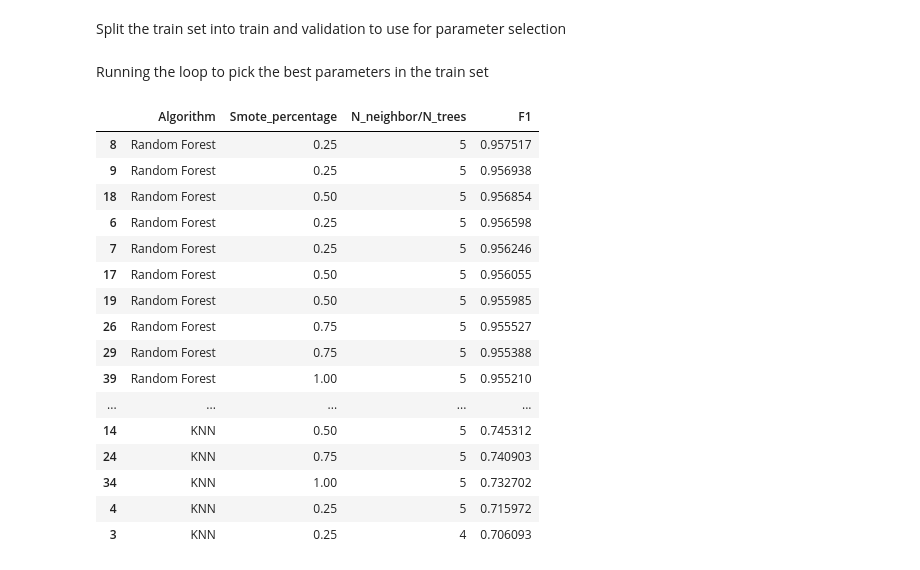
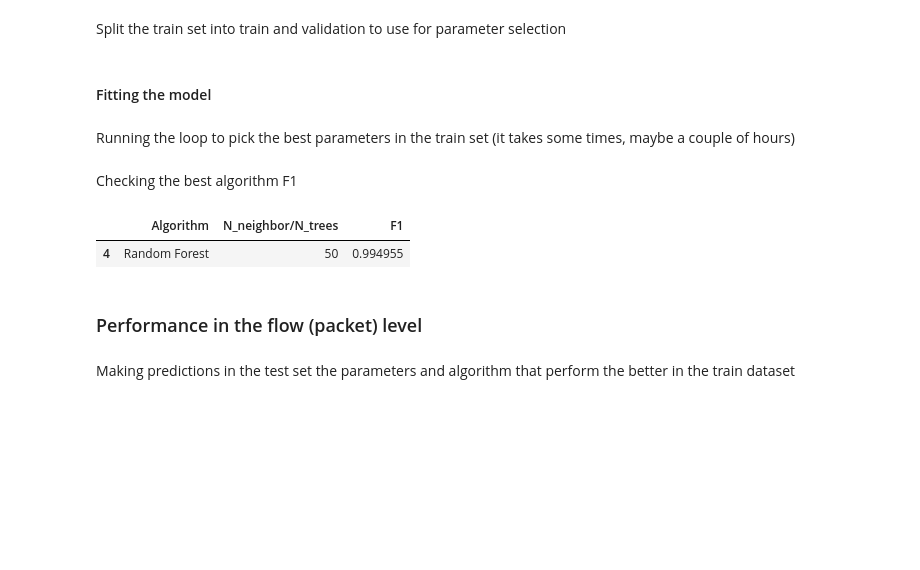
Before and after one commit to chengh42/Cyber-Data-Analytics, a Jupyter notebook: data stream/Task5_Flow Classification Task.ipynb, the cells around one changed output. Cells and saved outputs as stored; diff of their text form; code cells hidden in the pictures; blank space fills up the shorter version.

```diff
--- a/data stream/Task5_Flow Classification Task.ipynb
+++ b/data stream/Task5_Flow Classification Task.ipynb
@@ -156,6 +151,6 @@ Tos | 2
 # %% [markdown]
 Encoding
 # %%
-X=pd.get_dummies(X, columns=["Protocol", "Flags","Tos"], prefix=["Protocol", "Flags","Tos"])
+X=pd.get_dummies(X, columns=["Protocol", "Flags"], prefix=["Protocol", "Flags"])
 X.head()
 # %% [output]
@@ -198,55 +186,43 @@ X_train_val, X_test, y_train_val, y_test = train_test_split(X, y, test_size=0.3,
 Split the train set into train and validation to use for parameter selection
 # %%
 X_train, X_val, y_train, y_val = train_test_split(X_train_val, y_train_val, test_size=0.2, stratify=y_train_val)
+# %% [markdown]
+#### Fitting the model
 # %% [markdown]
-Running the loop to pick the best parameters in the train set
+Running the loop to pick the best parameters in the train set (it takes some times, maybe a couple of hours)
 # %%
-f1_score = pd.DataFrame(columns=['Algorithm','Smote_percentage','N_neighbor/N_trees','F1'])
+f1_score = pd.DataFrame(columns=['Algorithm','N_neighbor/N_trees','F1'])
 index=0
 seed=42
+n_neighbors = [1,3,5]
+n_trees=[10,50,100,200]
 
-for smote_percantage in smote_percantages:
+for n_neighbor in n_neighbors:
 
-    #Generating the SMOTEd data set
-    X_smote, y_smote = SMOTE(random_state = seed,sampling_strategy=smote_percantage).fit_resample(X_train, y_train)
+    #Selecting the model and parameters
+    model=KNeighborsClassifier(n_neighbors=n_neighbor, n_jobs=-1)
 
-    for n_neighbor in n_neighbors:
-
-        #Learning the model
-        model=KNeighborsClassifier(n_neighbors=n_neighbor, n_jobs=-1)
-        model.fit(X_smote, y_smote)
-        y_pred = model.predict(X_val)
-        #Calculating the F1-score and saving in the DF
-        f1_score.loc[index]=["KNN",smote_percantage,n_neighbor,metrics.f1_score(y_val, y_pred)]
-        index += 1
+    #Learning the model and calculating the F1-score and saving in the DF
+    model.fit(X_train, y_train)
+    y_pred = model.predict(X_val)
+    f1_score.loc[index]=["KNN",n_neighbor,metrics.f1_score(y_val, y_pred)]
+    index += 1
 
 
-    for tree in n_trees:
+for tree in n_trees:
 
-        #Learning the model
-        model=RandomForestClassifier(n_estimators=tree, n_jobs=-1)
-        model.fit(X_smote, y_smote)
-        y_pred = model.predict(X_val)
-        #Calculating the F1-score and saving in the DF
-        f1_score.loc[index]=["Random Forest",smote_percantage,tree,metrics.f1_score(y_val, y_pred)]
-        index += 1
+    #Selecting the model and parameters
+    model=RandomForestClassifier(n_estimators=tree, n_jobs=-1)
+
+    #Learning the model and calculating the F1-score and saving in the DF
+    model.fit(X_train, y_train)
+    y_pred = model.predict(X_val)
+    f1_score.loc[index]=["Random Forest",tree,metrics.f1_score(y_val, y_pred)]
+    index += 1
+# %% [markdown]
+Checking the best algorithm F1
 # %%
-f1_score.sort_values('F1', ascending=False)
+f1_score.sort_values('F1', ascending=False).head(1)
 # %% [output]
-|  | Algorithm | Smote_percentage | N_neighbor/N_trees | F1 |
-| 8 | Random Forest | 0.25 | 5 | 0.957517 |
-| 9 | Random Forest | 0.25 | 5 | 0.956938 |
-| 18 | Random Forest | 0.50 | 5 | 0.956854 |
-| 6 | Random Forest | 0.25 | 5 | 0.956598 |
-| 7 | Random Forest | 0.25 | 5 | 0.956246 |
-| 17 | Random Forest | 0.50 | 5 | 0.956055 |
-| 19 | Random Forest | 0.50 | 5 | 0.955985 |
-| 26 | Random Forest | 0.75 | 5 | 0.955527 |
-| 29 | Random Forest | 0.75 | 5 | 0.955388 |
-| 39 | Random Forest | 1.00 | 5 | 0.955210 |
-| ... | ... | ... | ... | ... |
-| 14 | KNN | 0.50 | 5 | 0.745312 |
-| 24 | KNN | 0.75 | 5 | 0.740903 |
-| 34 | KNN | 1.00 | 5 | 0.732702 |
-| 4 | KNN | 0.25 | 5 | 0.715972 |
-| 3 | KNN | 0.25 | 4 | 0.706093 |
+|  | Algorithm | N_neighbor/N_trees | F1 |
+| 4 | Random Forest | 50 | 0.994955 |
@@ -293,0 +229,4 @@ for (clsf_name, clsf), best_smote in zip(classifiers, best_smotes):
+# %% [markdown]
+### Performance in the flow (packet) level
+# %% [markdown]
+Making predictions in the test set the parameters and algorithm that perform the better in the train dataset
```
Also changed, not shown: parts of 37 cells of this notebook.
